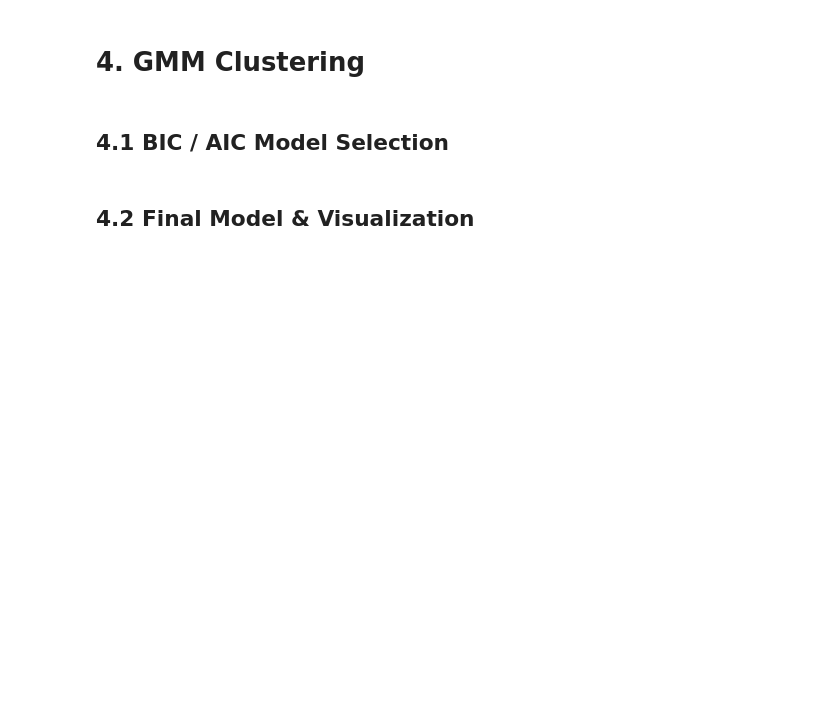
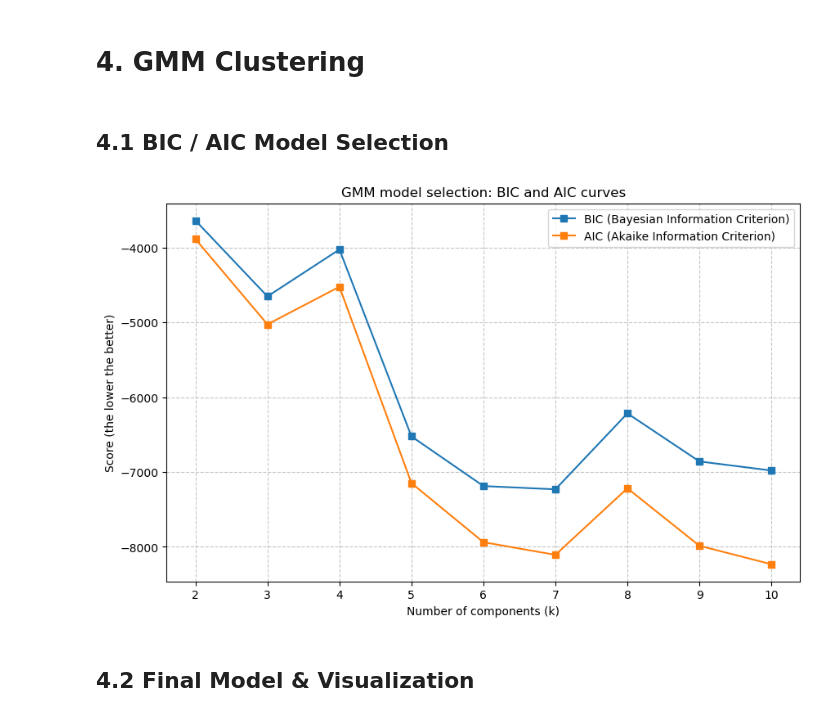
Before and after one commit to Joaomuianga/ML-team-collaboration, a Jupyter notebook: notebooks/Team11_UnsupervisedLearning_Notebook.ipynb, the cells around one changed output. Cells and saved outputs as stored; diff of their text form; code cells hidden in the pictures; blank space fills up the shorter version.

```diff
--- a/notebooks/Team11_UnsupervisedLearning_Notebook.ipynb
+++ b/notebooks/Team11_UnsupervisedLearning_Notebook.ipynb
@@ -615,6 +718,42 @@ k-Best 7 selected features are in the top 9 PCA features.
 # %% [markdown]
 # 4. GMM Clustering
+# %%
+n_components_range = range(2,11)
+
+bic_scores = []
+aic_scores = []
+
+for n_components in n_components_range:
+    # Set up model
+    gmm = GaussianMixture(
+        n_components=n_components,
+        covariance_type='full', # each cluster its own elliptical shape
+        init_params='random', # initialize weights randomly (defaul = KMeans)
+        random_state=42 # fix the random seed
+    )
+
+    # Fit the model
+    gmm.fit(X_clustering)
+
+    # Compute and save BIC and AIC
+    bic_scores.append(gmm.bic(X_clustering))
+    aic_scores.append(gmm.aic(X_clustering))
 # %% [markdown]
 ## 4.1 BIC / AIC Model Selection
+# %%
+# Plot
+plt.figure(figsize=(10,6))
+plt.plot(n_components_range, bic_scores, marker = 's', label = 'BIC (Bayesian Information Criterion)')
+plt.plot(n_components_range, aic_scores, marker = 's', label = 'AIC (Akaike Information Criterion)')
+
+plt.title('GMM model selection: BIC and AIC curves')
+plt.xlabel('Number of components (k)')
+plt.ylabel('Score (the lower the better)')
+plt.xticks(n_components_range)
+plt.legend()
+plt.grid(True, linestyle='--', alpha=0.7)
+plt.show()
+# %% [output]
+[figure, added]
 # %% [markdown]
 ## 4.2 Final Model & Visualization
```
Also changed, not shown: parts of 11 cells of this notebook.
